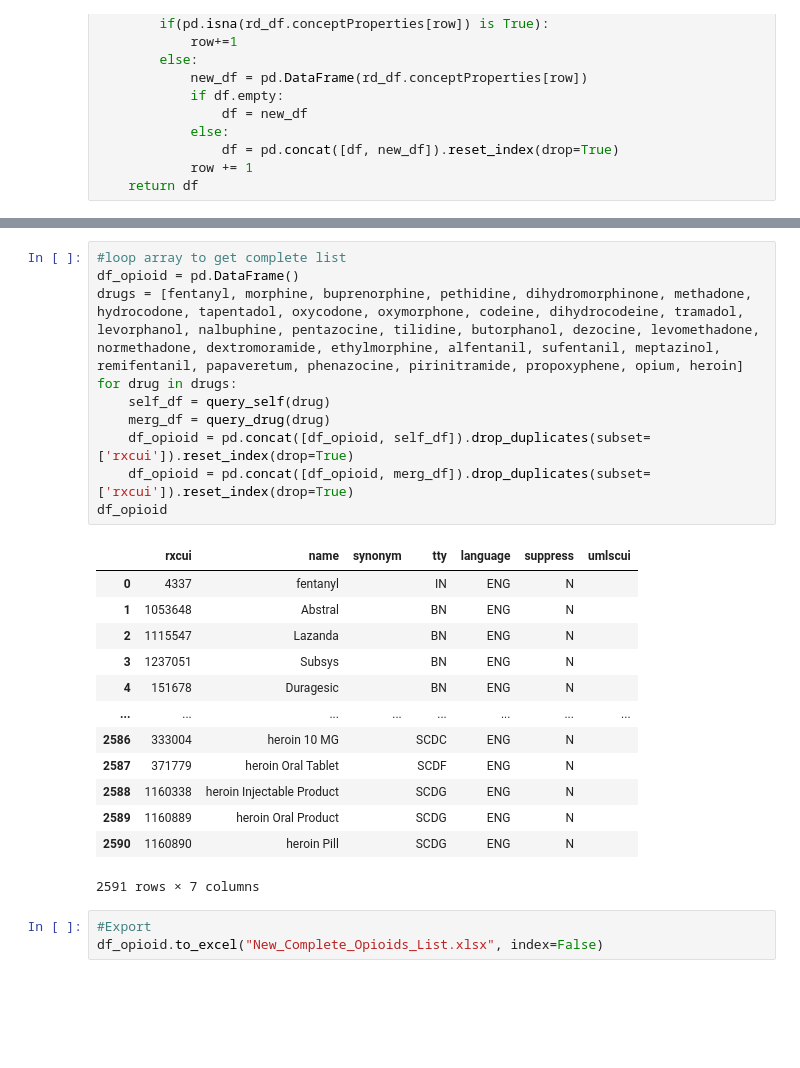
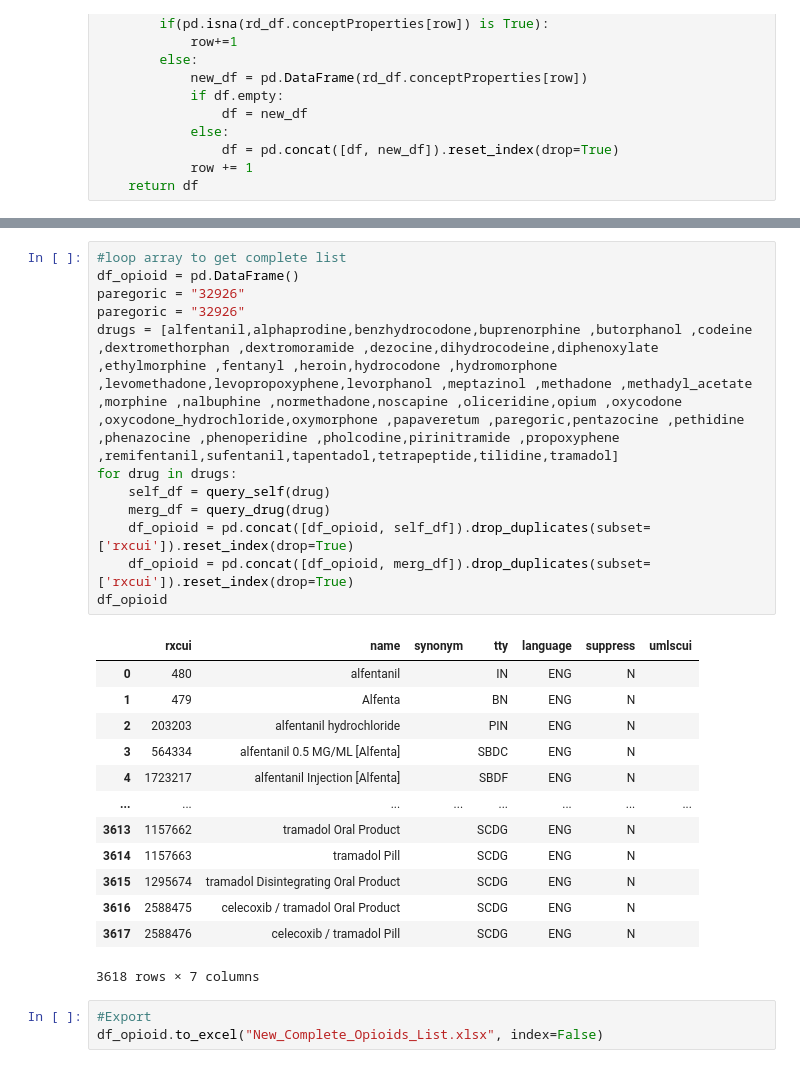
Before and after one commit to danielhmendoza01/Automatic_Code_Sets, a Jupyter notebook: Opioid_Query.ipynb, the cells around one changed output, grey strips where cells are left out. Saved outputs shown, nothing was run; the diff lists cells and outputs as text; blank space fills up the shorter version.

Commit message:
New Drugs from Dr. Kalpas

```diff
--- a/Opioid_Query.ipynb
+++ b/Opioid_Query.ipynb
@@ -81,27 +86,29 @@ query_drug(diphenoxylate).to_csv("test.csv")
 # %%
 #loop array to get complete list
 df_opioid = pd.DataFrame()
-drugs = [fentanyl, morphine, buprenorphine, pethidine, dihydromorphinone, methadone, hydrocodone, tapentadol, oxycodone, oxymorphone, codeine, dihydrocodeine, tramadol, levorphanol, nalbuphine, pentazocine, tilidine, butorphanol, dezocine, levomethadone, normethadone, dextromoramide, ethylmorphine, alfentanil, sufentanil, meptazinol, remifentanil, papaveretum, phenazocine, pirinitramide, propoxyphene, opium, heroin]
+paregoric = "32926"
+paregoric = "32926"
+drugs = [alfentanil,alphaprodine,benzhydrocodone,buprenorphine ,butorphanol ,codeine ,dextromethorphan ,dextromoramide ,dezocine,dihydrocodeine,diphenoxylate ,ethylmorphine ,fentanyl ,heroin,hydrocodone ,hydromorphone ,levomethadone,levopropoxyphene,levorphanol ,meptazinol ,methadone ,methadyl_acetate ,morphine ,nalbuphine ,normethadone,noscapine ,oliceridine,opium ,oxycodone ,oxycodone_hydrochloride,oxymorphone ,papaveretum ,paregoric,pentazocine ,pethidine ,phenazocine ,phenoperidine ,pholcodine,pirinitramide ,propoxyphene ,remifentanil,sufentanil,tapentadol,tetrapeptide,tilidine,tramadol]
 for drug in drugs:
     self_df = query_self(drug)
     merg_df = query_drug(drug)
     df_opioid = pd.concat([df_opioid, self_df]).drop_duplicates(subset=['rxcui']).reset_index(drop=True)
     df_opioid = pd.concat([df_opioid, merg_df]).drop_duplicates(subset=['rxcui']).reset_index(drop=True)
 df_opioid
 # %% [output]
 |  | rxcui | name | synonym | tty | language | suppress | umlscui |
-| 0 | 4337 | fentanyl |  | IN | ENG | N |  |
-| 1 | 1053648 | Abstral |  | BN | ENG | N |  |
-| 2 | 1115547 | Lazanda |  | BN | ENG | N |  |
-| 3 | 1237051 | Subsys |  | BN | ENG | N |  |
-| 4 | 151678 | Duragesic |  | BN | ENG | N |  |
+| 0 | 480 | alfentanil |  | IN | ENG | N |  |
+| 1 | 479 | Alfenta |  | BN | ENG | N |  |
+| 2 | 203203 | alfentanil hydrochloride |  | PIN | ENG | N |  |
+| 3 | 564334 | alfentanil 0.5 MG/ML [Alfenta] |  | SBDC | ENG | N |  |
+| 4 | 1723217 | alfentanil Injection [Alfenta] |  | SBDF | ENG | N |  |
 | ... | ... | ... | ... | ... | ... | ... | ... |
-| 2586 | 333004 | heroin 10 MG |  | SCDC | ENG | N |  |
-| 2587 | 371779 | heroin Oral Tablet |  | SCDF | ENG | N |  |
-| 2588 | 1160338 | heroin Injectable Product |  | SCDG | ENG | N |  |
-| 2589 | 1160889 | heroin Oral Product |  | SCDG | ENG | N |  |
-| 2590 | 1160890 | heroin Pill |  | SCDG | ENG | N |  |
+| 3613 | 1157662 | tramadol Oral Product |  | SCDG | ENG | N |  |
+| 3614 | 1157663 | tramadol Pill |  | SCDG | ENG | N |  |
+| 3615 | 1295674 | tramadol Disintegrating Oral Product |  | SCDG | ENG | N |  |
+| 3616 | 2588475 | celecoxib / tramadol Oral Product |  | SCDG | ENG | N |  |
+| 3617 | 2588476 | celecoxib / tramadol Pill |  | SCDG | ENG | N |  |
-2591 rows × 7 columns
+3618 rows × 7 columns
 # %%
 #Export
 df_opioid.to_excel("New_Complete_Opioids_List.xlsx", index=False)
```
Also changed, not shown: parts of 16 cells of this notebook, 7 other files.
